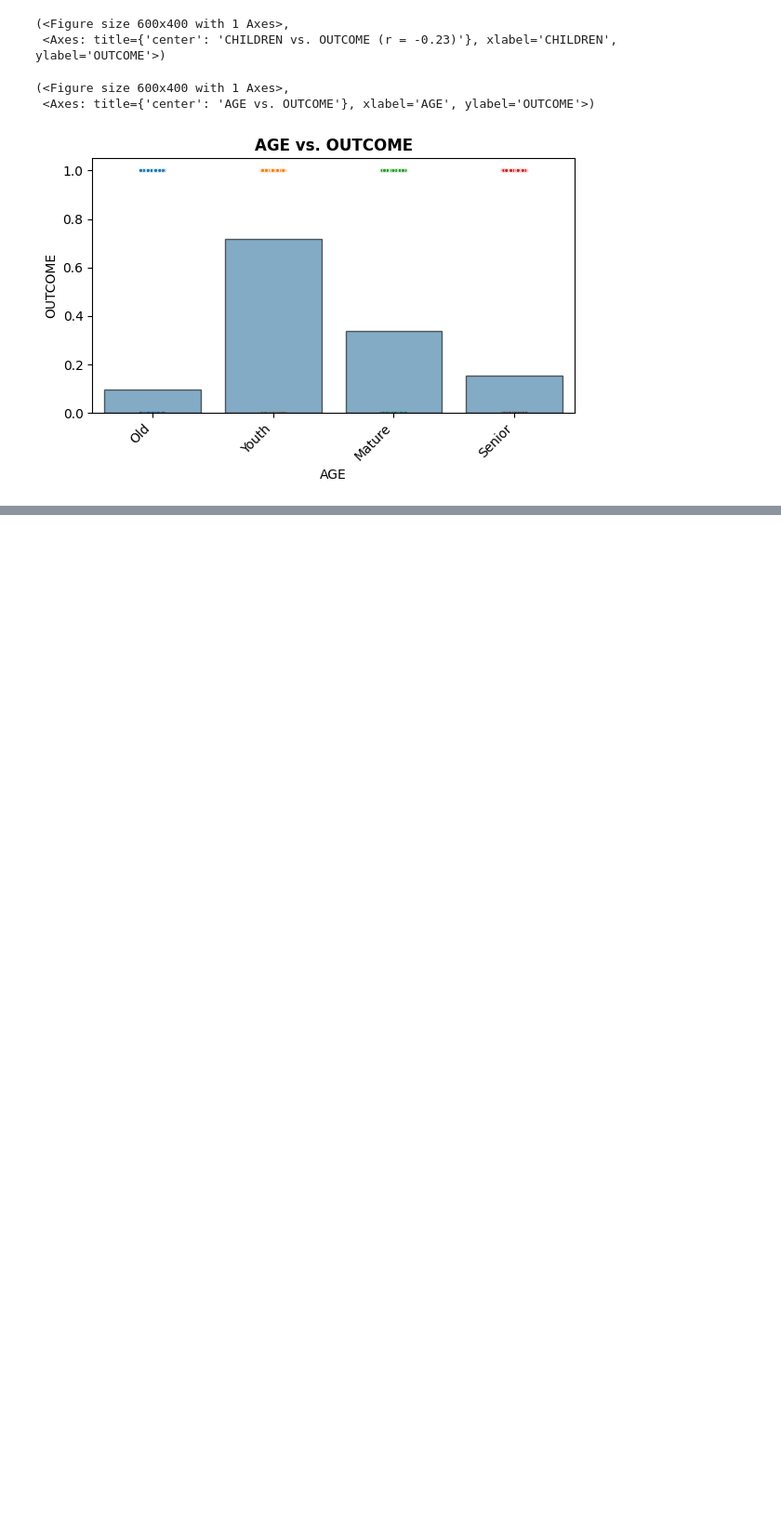
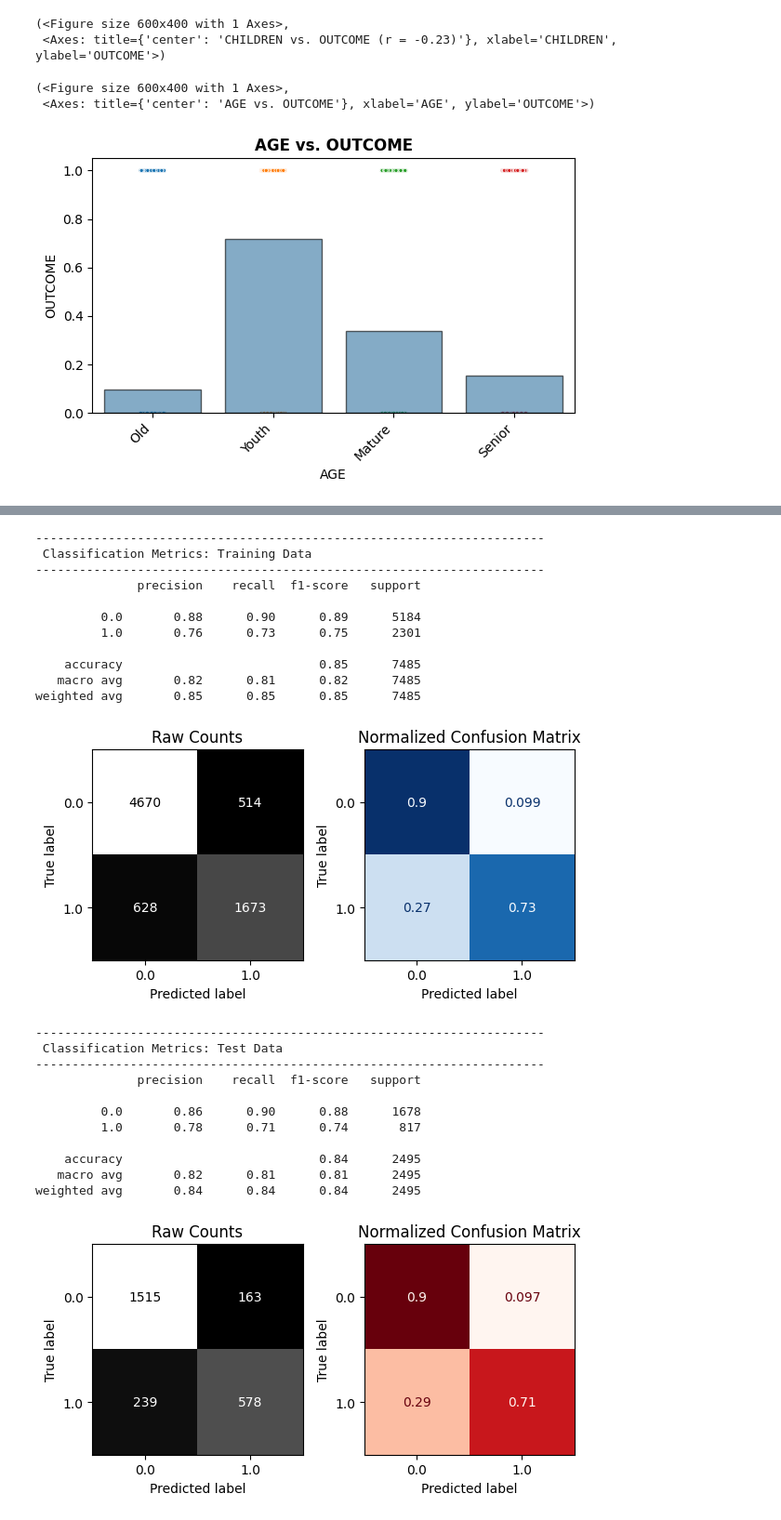
Before and after one commit to Mohammed-Abu-Oudah/Car-Insurance-Classifier, a Jupyter notebook: Car_insurance_classifier.ipynb, the cells around one changed output, grey strips where cells are left out. Shown at 93% size. Cells and saved outputs as stored; diff of their text form; code cells hidden in the pictures; blank space fills up the shorter version.

```diff
--- a/Car_insurance_classifier.ipynb
+++ b/Car_insurance_classifier.ipynb
@@ -1220,0 +1441,5 @@ plot_categorical_vs_target(df, 'AGE')
+# %%
+rf_classifier = RandomForestClassifier(random_state=42)
+# %%
+sk_sfs = SequentialFeatureSelector(rf_classifier, n_features_to_select='auto', direction='forward', cv=2, n_jobs=-1)
+sk_sfs.fit(X_train_combined, y_train)
@@ -1220,0 +1450,4 @@ plot_categorical_vs_target(df, 'AGE')
+# %%
+features_to_keep = sk_sfs.support_
+X_train_combined_best = X_train_combined.loc[:, features_to_keep]
+X_test_combined_best = X_test_combined.loc[:, features_to_keep]
@@ -1220,0 +1463,28 @@ plot_categorical_vs_target(df, 'AGE')
+# %%
+rf_classifier.fit(X_train_combined_best, y_train)
+evaluate_classification(rf_classifier, X_train_combined_best, y_train, X_test_combined_best, y_test)
+# %% [output]
+----------------------------------------------------------------------
+ Classification Metrics: Training Data
+----------------------------------------------------------------------
+              precision    recall  f1-score   support
+
+         0.0       0.88      0.90      0.89      5184
+         1.0       0.76      0.73      0.75      2301
+
+    accuracy                           0.85      7485
+   macro avg       0.82      0.81      0.82      7485
+weighted avg       0.85      0.85      0.85      7485
+[figure, added]
+----------------------------------------------------------------------
+ Classification Metrics: Test Data
+----------------------------------------------------------------------
+              precision    recall  f1-score   support
+
+         0.0       0.86      0.90      0.88      1678
+         1.0       0.78      0.71      0.74       817
+
+    accuracy                           0.84      2495
+   macro avg       0.82      0.81      0.81      2495
+weighted avg       0.84      0.84      0.84      2495
+[figure, added]
```
Also changed, not shown: parts of 39 cells of this notebook.
